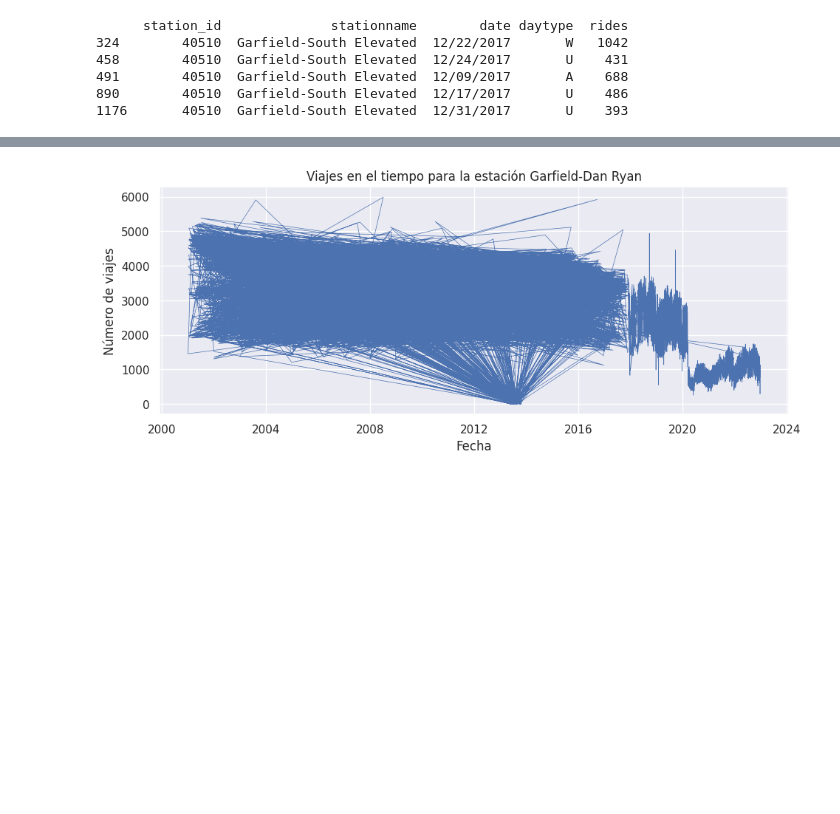
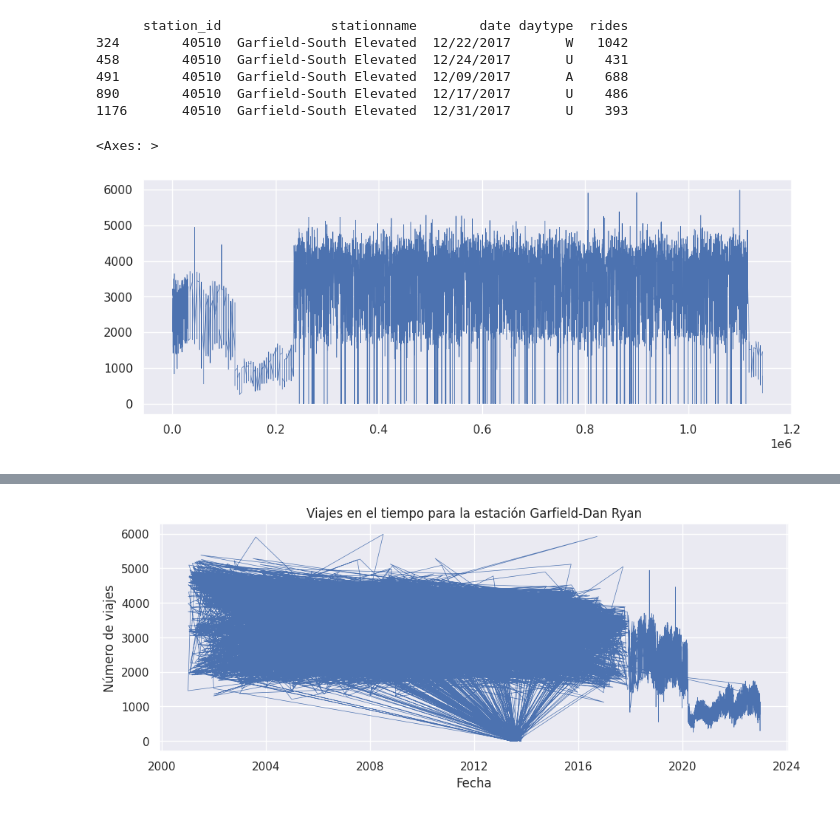
Before and after one commit to Cesar200210/Inteligencia-Artificial-, a Jupyter notebook: Untitled10.ipynb, the cells around one changed output, grey strips where cells are left out. Saved outputs shown, nothing was run; the diff lists cells and outputs as text; code cells hidden in the pictures; blank space fills up the shorter version.

```diff
--- a/Untitled10.ipynb
+++ b/Untitled10.ipynb
@@ -168,3 +168,12 @@ print(Garfield_South_Elevated.head())
 491        40510  Garfield-South Elevated  12/09/2017       A    688
 890        40510  Garfield-South Elevated  12/17/2017       U    486
 1176       40510  Garfield-South Elevated  12/31/2017       U    393
+# %%
+import matplotlib.pyplot as plt
+import seaborn as sns
+
+sns.set(rc={'figure.figsize':(11, 4)})
+Garfield_Dan_Ryan['rides'].plot(linewidth=0.5)
+# %% [output]
+<Axes: >
+[figure, added]
```
Also changed, not shown: parts of 1 cell of this notebook.
